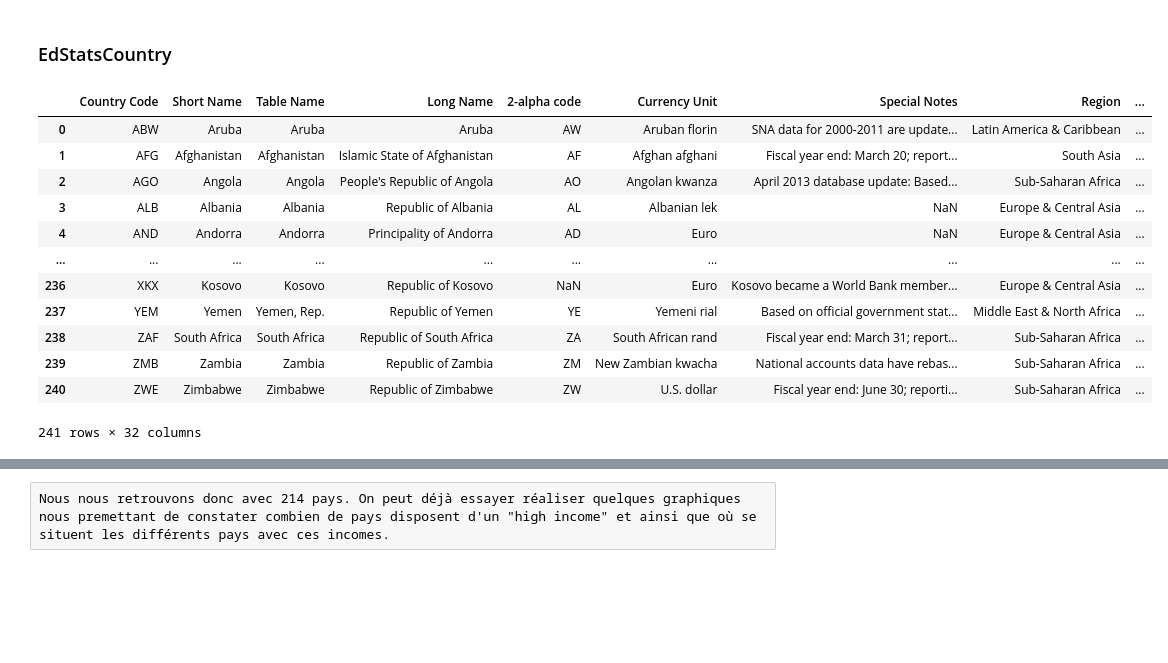
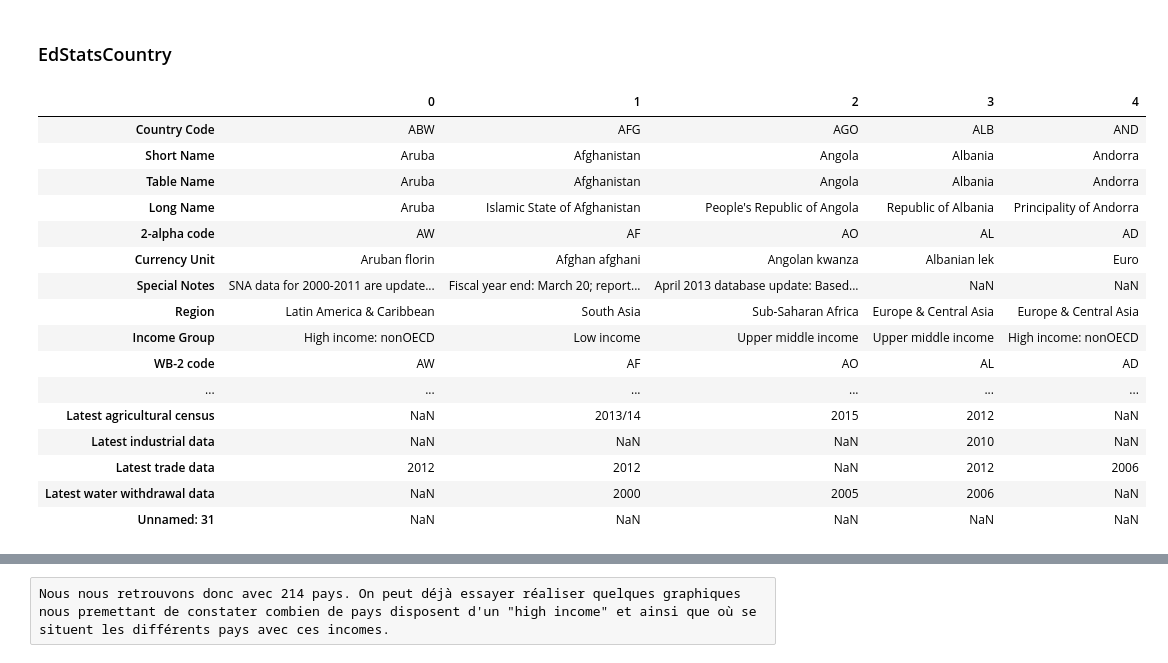
Before and after one commit to LeoFrom/Projet-2-OC, a Jupyter notebook: Projet1code.ipynb, the cells around one changed output, grey strips where cells are left out. Saved outputs shown, nothing was run; the diff lists cells and outputs as text; code cells hidden in the pictures; blank space fills up the shorter version.

```diff
--- a/Projet1code.ipynb
+++ b/Projet1code.ipynb
@@ -18,20 +19,24 @@ Pour cette partie nous allons essayer de répondre à ces questions
 ### EdStatsCountry
 # %%
 country = pd.read_csv(path + 'EdStatsCountry.csv')
-country
+country.head(5).T
 # %% [output]
-|  | Country Code | Short Name | Table Name | Long Name | 2-alpha code | Currency Unit | Special Notes | Region | ... |
-| 0 | ABW | Aruba | Aruba | Aruba | AW | Aruban florin | SNA data for 2000-2011 are update... | Latin America & Caribbean | ... |
-| 1 | AFG | Afghanistan | Afghanistan | Islamic State of Afghanistan | AF | Afghan afghani | Fiscal year end: March 20; report... | South Asia | ... |
-| 2 | AGO | Angola | Angola | People's Republic of Angola | AO | Angolan kwanza | April 2013 database update: Based... | Sub-Saharan Africa | ... |
-| 3 | ALB | Albania | Albania | Republic of Albania | AL | Albanian lek | NaN | Europe & Central Asia | ... |
-| 4 | AND | Andorra | Andorra | Principality of Andorra | AD | Euro | NaN | Europe & Central Asia | ... |
-| ... | ... | ... | ... | ... | ... | ... | ... | ... | ... |
-| 236 | XKX | Kosovo | Kosovo | Republic of Kosovo | NaN | Euro | Kosovo became a World Bank member... | Europe & Central Asia | ... |
-| 237 | YEM | Yemen | Yemen, Rep. | Republic of Yemen | YE | Yemeni rial | Based on official government stat... | Middle East & North Africa | ... |
-| 238 | ZAF | South Africa | South Africa | Republic of South Africa | ZA | South African rand | Fiscal year end: March 31; report... | Sub-Saharan Africa | ... |
-| 239 | ZMB | Zambia | Zambia | Republic of Zambia | ZM | New Zambian kwacha | National accounts data have rebas... | Sub-Saharan Africa | ... |
-| 240 | ZWE | Zimbabwe | Zimbabwe | Republic of Zimbabwe | ZW | U.S. dollar | Fiscal year end: June 30; reporti... | Sub-Saharan Africa | ... |
+|  | 0 | 1 | 2 | 3 | 4 |
+| Country Code | ABW | AFG | AGO | ALB | AND |
+| Short Name | Aruba | Afghanistan | Angola | Albania | Andorra |
+| Table Name | Aruba | Afghanistan | Angola | Albania | Andorra |
+| Long Name | Aruba | Islamic State of Afghanistan | People's Republic of Angola | Republic of Albania | Principality of Andorra |
+| 2-alpha code | AW | AF | AO | AL | AD |
+| Currency Unit | Aruban florin | Afghan afghani | Angolan kwanza | Albanian lek | Euro |
+| Special Notes | SNA data for 2000-2011 are update... | Fiscal year end: March 20; report... | April 2013 database update: Based... | NaN | NaN |
+| Region | Latin America & Caribbean | South Asia | Sub-Saharan Africa | Europe & Central Asia | Europe & Central Asia |
+| Income Group | High income: nonOECD | Low income | Upper middle income | Upper middle income | High income: nonOECD |
+| WB-2 code | AW | AF | AO | AL | AD |
+| ... | ... | ... | ... | ... | ... |
+| Latest agricultural census | NaN | 2013/14 | 2015 | 2012 | NaN |
+| Latest industrial data | NaN | NaN | NaN | 2010 | NaN |
+| Latest trade data | 2012 | 2012 | NaN | 2012 | 2006 |
+| Latest water withdrawal data | NaN | 2000 | 2005 | 2006 | NaN |
+| Unnamed: 31 | NaN | NaN | NaN | NaN | NaN |
-241 rows × 32 columns
 # %%
 print(country.shape)
```
Also changed, not shown: parts of 34 cells of this notebook.
